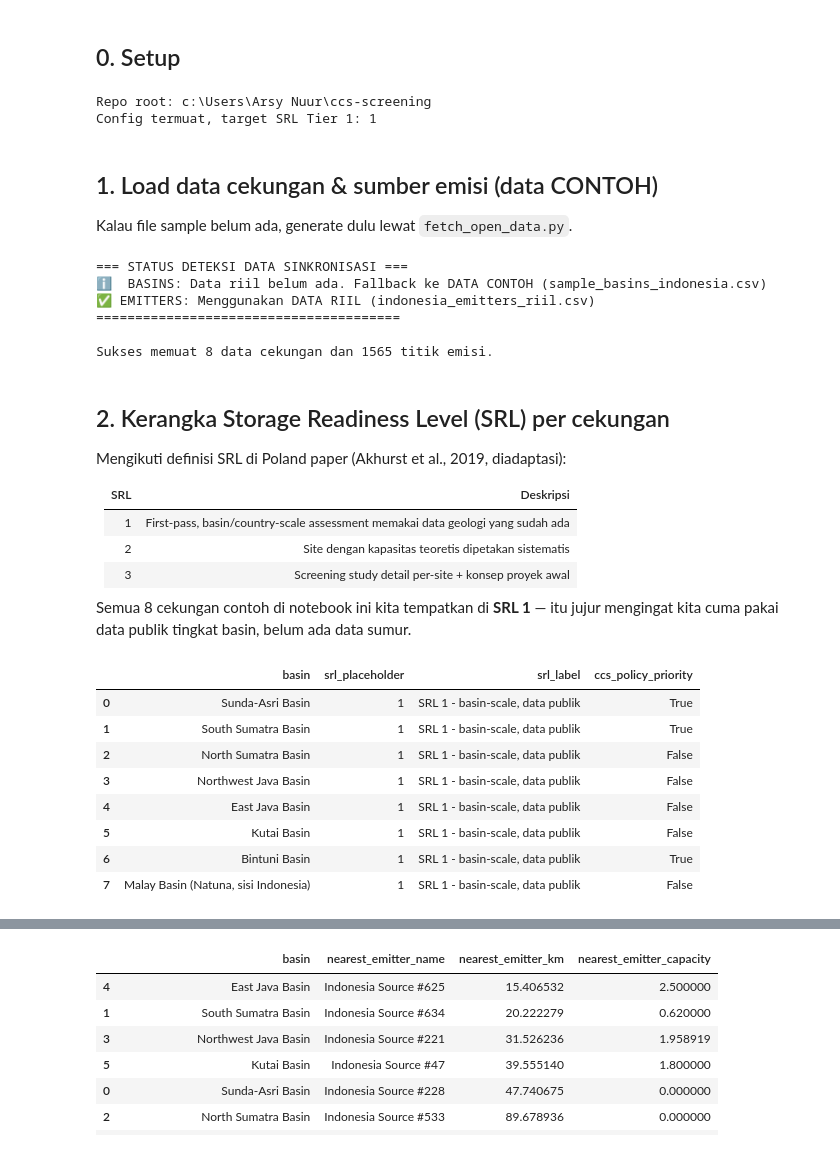
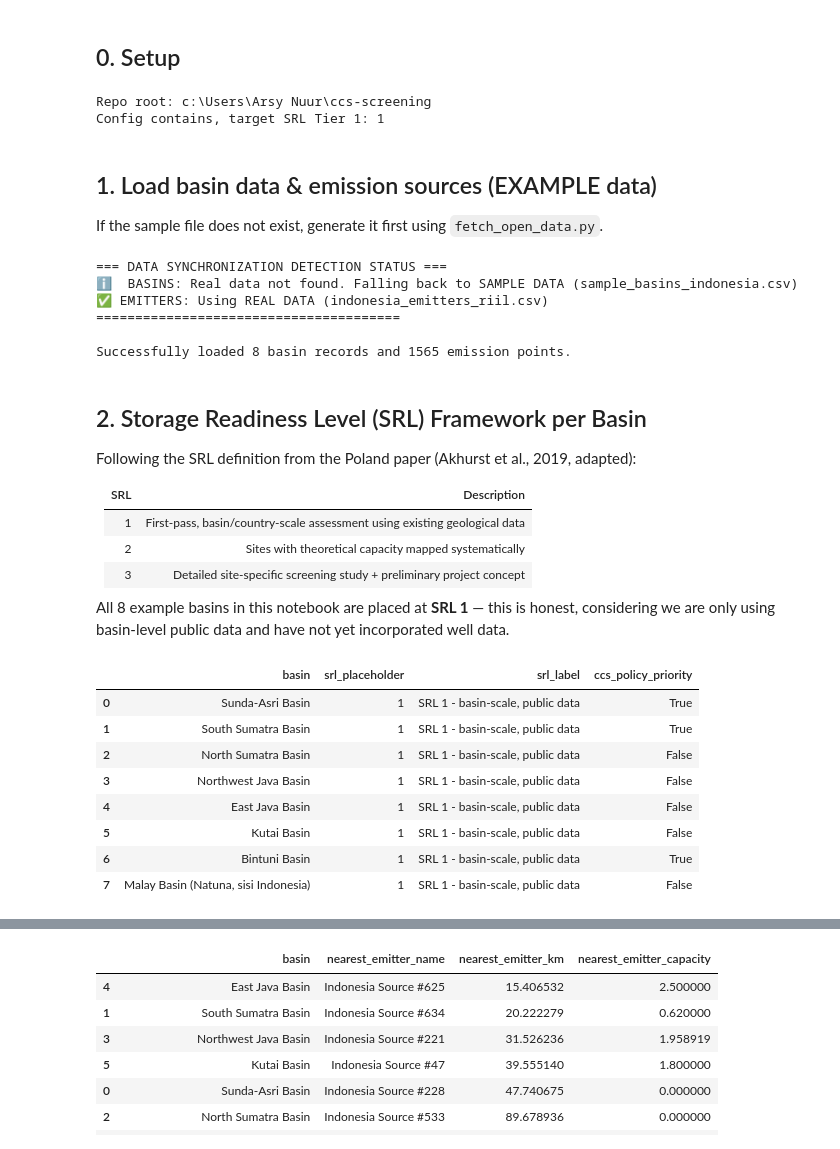
Before and after one commit to Arsyrahmatullah/ccs-screening, a Jupyter notebook: notebooks/00_tier1_national_screening.ipynb, the cells around one changed output, grey strips where cells are left out. Drawn from its saved outputs; the diff is of its cells as text; code cells hidden in the pictures.

```diff
--- a/notebooks/00_tier1_national_screening.ipynb
+++ b/notebooks/00_tier1_national_screening.ipynb
@@ -37,51 +37,51 @@ from montecarlo_capacity import monte_carlo_capacity, summarize_capacity, Normal
 cfg = load_config(REPO_ROOT / "config.yaml")
 pd.set_option("display.max_colwidth", 60)
 print("Repo root:", REPO_ROOT)
-print("Config termuat, target SRL Tier 1:", cfg["storage_readiness"]["tier1_target_srl"])
+print("Config contains, target SRL Tier 1:", cfg["storage_readiness"]["tier1_target_srl"])
 # %% [output]
 Repo root: c:\Users\Arsy Nuur\ccs-screening
-Config termuat, target SRL Tier 1: 1
+Config contains, target SRL Tier 1: 1
 # %% [markdown]
-## 1. Load data cekungan & sumber emisi (data CONTOH)
+## 1. Load basin data & emission sources (EXAMPLE data)
 
-Kalau file sample belum ada, generate dulu lewat `fetch_open_data.py`.
+If the sample file does not exist, generate it first using `fetch_open_data.py`.
 # %%
-# 1. Definisikan jalur berkas berdasarkan config.yaml
+# 1. Define file paths based on config.yaml
 real_basins_path = REPO_ROOT / cfg["paths"]["real"]["basins_processed"]
 real_emitters_path = REPO_ROOT / cfg["paths"]["real"]["emitters"]
 
 sample_basins_path = REPO_ROOT / cfg["paths"]["sample"]["basins"]
 sample_emitters_path = REPO_ROOT / cfg["paths"]["sample"]["emitters"]
 
-print("=== STATUS DETEKSI DATA SINKRONISASI ===")
+print("=== DATA SYNCHRONIZATION DETECTION STATUS ===")
 
-# 2. Cek dan tentukan data BASINS secara mandiri
+# 2. Check and determine BASINS data independently
 if real_basins_path.exists():
     basins_path = real_basins_path
-    print("✅ BASINS: Menggunakan DATA RIIL (basins_processed.csv)")
+    print("✅ BASINS: Using REAL DATA (basins_processed.csv)")
 else:
     basins_path = sample_basins_path
-    print("ℹ️  BASINS: Data riil belum ada. Fallback ke DATA CONTOH (sample_basins_indonesia.csv)")
+    print("ℹ️  BASINS: Real data not found. Falling back to SAMPLE DATA (sample_basins_indonesia.csv)")
 
-# 3. Cek dan tentukan data EMITTERS secara mandiri
+# 3. Check and determine EMITTERS data independently
 if real_emitters_path.exists():
     emitters_path = real_emitters_path
-    print("✅ EMITTERS: Menggunakan DATA RIIL (indonesia_emitters_riil.csv)")
+    print("✅ EMITTERS: Using REAL DATA (indonesia_emitters_riil.csv)")
 else:
     emitters_path = sample_emitters_path
-    print("ℹ️  EMITTERS: Data riil belum ada. Fallback ke DATA CONTOH (sample_emitters_indonesia.csv)")
+    print("ℹ️  EMITTERS: Real data not found. Falling back to SAMPLE DATA (sample_emitters_indonesia.csv)")
 
 print("=======================================\n")
 
-# 4. Tentukan subfolder output secara otomatis untuk memisahkan hasil Git agar tidak bocor
+# 4. Automatically determine output subfolder to separate results from Git tracking
 global output_subfolder
 output_subfolder = "real" if (real_basins_path.exists() or real_emitters_path.exists()) else "sample"
 
-# 5. Memuat berkas ke dalam Pandas DataFrame
+# 5. Load files into Pandas DataFrames
 basins = pd.read_csv(basins_path)
 emitters = pd.read_csv(emitters_path)
 
-# 6. Otomatis penyelarasan nama kolom & pembuatan label dummy untuk mencegah KeyError kolom data riil
+# 6. Automatic column name alignment & dummy label creation to prevent KeyErrors with real data
 emitter_rename_map = {
     "Latitude": "lat",
     "Longitude": "lon",
@@ -89,51 +89,49 @@ emitter_rename_map = {
 }
 emitters = emitters.rename(columns=emitter_rename_map)
 
-# Jembatan otomatis: Jika data riil tidak punya kolom 'name' & 'sector' bawaan, buatkan instan untuk peta
+# Automatic bridge: If real data lacks default 'name' & 'sector' columns, create them for mapping
 if "name" not in emitters.columns:
     emitters["name"] = emitters["Country"] + " Source #" + emitters.index.astype(str)
 if "sector" not in emitters.columns:
     emitters["sector"] = "CO2 Industrial Emitter"
 
-# Penyelarasan nama kolom untuk basins jika menggunakan data riil
+# Column name alignment for basins if using real data
 basins = basins.rename(columns={"Latitude": "lat", "Longitude": "lon"})
 if "srl_placeholder" not in basins.columns:
     basins["srl_placeholder"] = 1
 
-print(f"Sukses memuat {len(basins)} data cekungan dan {len(emitters)} titik emisi.")
+print(f"Successfully loaded {len(basins)} basin records and {len(emitters)} emission points.")
 # %% [output]
-=== STATUS DETEKSI DATA SINKRONISASI ===
-ℹ️  BASINS: Data riil belum ada. Fallback ke DATA CONTOH (sample_basins_indonesia.csv)
-✅ EMITTERS: Menggunakan DATA RIIL (indonesia_emitters_riil.csv)
+=== DATA SYNCHRONIZATION DETECTION STATUS ===
+ℹ️  BASINS: Real data not found. Falling back to SAMPLE DATA (sample_basins_indonesia.csv)
+✅ EMITTERS: Using REAL DATA (indonesia_emitters_riil.csv)
 =======================================
 
-Sukses memuat 8 data cekungan dan 1565 titik emisi.
+Successfully loaded 8 basin records and 1565 emission points.
 # %% [markdown]
-## 2. Kerangka Storage Readiness Level (SRL) per cekungan
+## 2. Storage Readiness Level (SRL) Framework per Basin
 
-Mengikuti definisi SRL di Poland paper (Akhurst et al., 2019, diadaptasi):
+Following the SRL definition from the Poland paper (Akhurst et al., 2019, adapted):
 
-| SRL | Deskripsi |
+| SRL | Description |
 |---|---|
-| 1 | First-pass, basin/country-scale assessment memakai data geologi yang sudah ada |
-| 2 | Site dengan kapasitas teoretis dipetakan sistematis |
-| 3 | Screening study detail per-site + konsep proyek awal |
+| 1 | First-pass, basin/country-scale assessment using existing geological data |
+| 2 | Sites with theoretical capacity mapped systematically |
+| 3 | Detailed site-specific screening study + preliminary project concept |
 
-Semua 8 cekungan contoh di notebook ini kita tempatkan di **SRL 1** — itu jujur
-mengingat kita cuma pakai data publik tingkat basin, belum ada data sumur.
+All 8 example basins in this notebook are placed at **SRL 1** — this is honest, considering we are only using basin-level public data and have not yet incorporated well data.
 # %%
-
-srl_labels = {1: "SRL 1 - basin-scale, data publik", 2: "SRL 2 - kapasitas dipetakan sistematis", 3: "SRL 3 - screening detail per-site"}
+srl_labels = {1: "SRL 1 - basin-scale, public data", 2: "SRL 2 - systematically mapped capacity", 3: "SRL 3 - site-specific detailed screening"}
 basins["srl_label"] = basins["srl_placeholder"].map(srl_labels)
 basins[["basin", "srl_placeholder", "srl_label", "ccs_policy_priority"]]
 # %% [output]
 |  | basin | srl_placeholder | srl_label | ccs_policy_priority |
-| 0 | Sunda-Asri Basin | 1 | SRL 1 - basin-scale, data publik | True |
-| 1 | South Sumatra Basin | 1 | SRL 1 - basin-scale, data publik | True |
-| 2 | North Sumatra Basin | 1 | SRL 1 - basin-scale, data publik | False |
-| 3 | Northwest Java Basin | 1 | SRL 1 - basin-scale, data publik | False |
-| 4 | East Java Basin | 1 | SRL 1 - basin-scale, data publik | False |
-| 5 | Kutai Basin | 1 | SRL 1 - basin-scale, data publik | False |
-| 6 | Bintuni Basin | 1 | SRL 1 - basin-scale, data publik | True |
-| 7 | Malay Basin (Natuna, sisi Indonesia) | 1 | SRL 1 - basin-scale, data publik | False |
+| 0 | Sunda-Asri Basin | 1 | SRL 1 - basin-scale, public data | True |
+| 1 | South Sumatra Basin | 1 | SRL 1 - basin-scale, public data | True |
+| 2 | North Sumatra Basin | 1 | SRL 1 - basin-scale, public data | False |
+| 3 | Northwest Java Basin | 1 | SRL 1 - basin-scale, public data | False |
+| 4 | East Java Basin | 1 | SRL 1 - basin-scale, public data | False |
+| 5 | Kutai Basin | 1 | SRL 1 - basin-scale, public data | False |
+| 6 | Bintuni Basin | 1 | SRL 1 - basin-scale, public data | True |
+| 7 | Malay Basin (Natuna, sisi Indonesia) | 1 | SRL 1 - basin-scale, public data | False |
 # %% [markdown]
```
Also changed, not shown: parts of 7 cells of this notebook, 3 other files.
